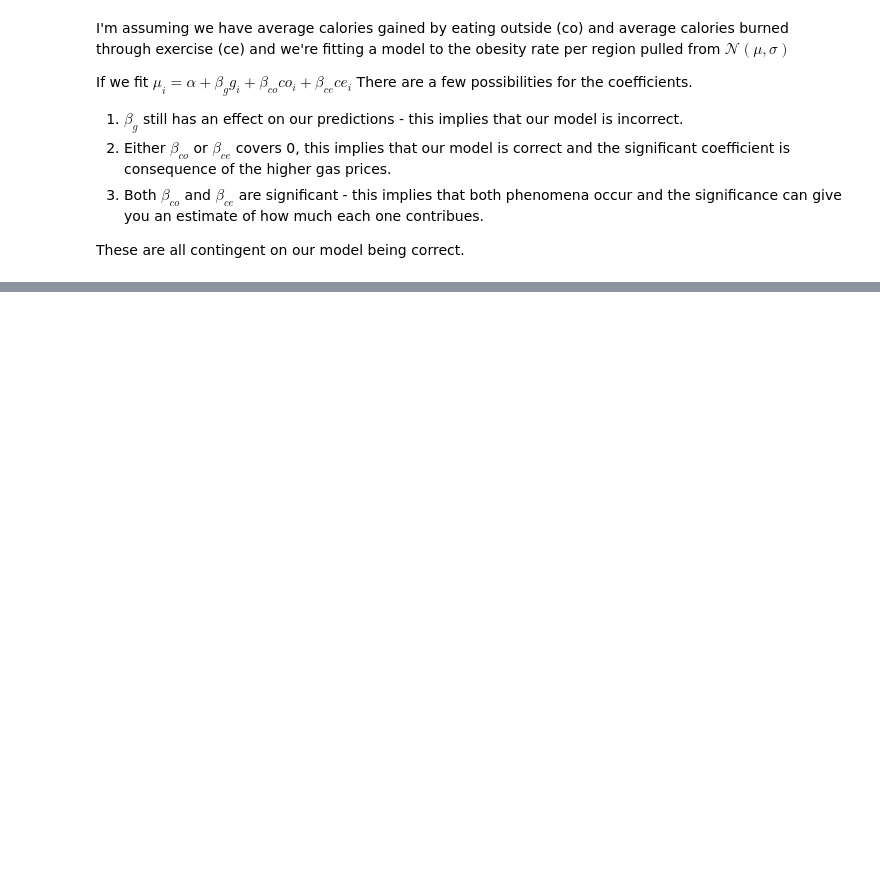
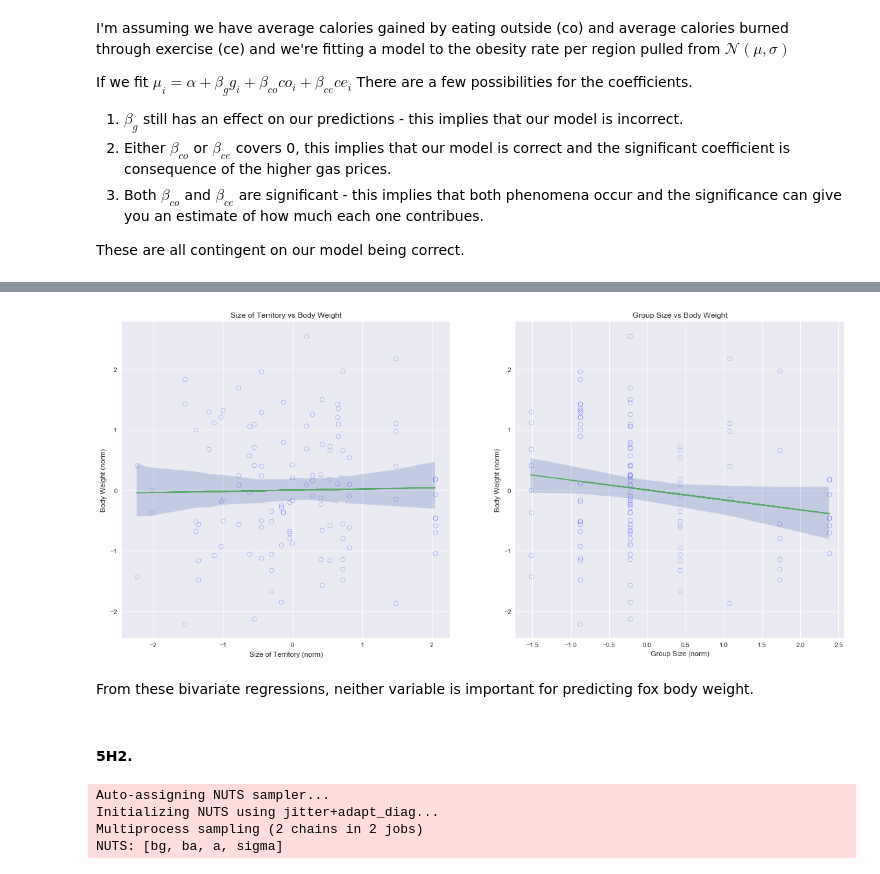
Before and after one commit to grinnbearit/statistical_rethinking, a Jupyter notebook: chapter_5.ipynb, the cells around one changed output, grey strips where cells are left out. Cells and saved outputs as stored; diff of their text form; code cells hidden in the pictures; blank space fills up the shorter version.

```diff
--- a/chapter_5.ipynb
+++ b/chapter_5.ipynb
@@ -1097,0 +1100,3 @@ These are all contingent on our model being correct.
+# %%
+foxes = pd.read_csv("data/foxes.csv", delimiter=";")
+foxes.head()
@@ -1097,0 +1118,18 @@ These are all contingent on our model being correct.
+# %%
+with pm.Model() as m_5h1a:
+    sigma = pm.Uniform("sigma", lower=0, upper=1)
+    a = pm.Normal("a", mu=0, sd=1)
+    ba = pm.Normal("ba", mu=0, sd=1)
+    mu = pm.Deterministic("mu", a +\
+                                ba*foxes_s["area_s"])
+    weight = pm.Normal("weight", mu=mu, sd=sigma, observed=foxes_s["weight_s"])
+    trace_5h1a = pm.sample(draws=1000, tune=1000)
+
+with pm.Model() as m_5h1b:
+    sigma = pm.Uniform("sigma", lower=0, upper=1)
+    a = pm.Normal("a", mu=0, sd=1)
+    bg = pm.Normal("bg", mu=0, sd=1)
+    mu = pm.Deterministic("mu", a +\
+                                bg*foxes_s["groupsize_s"])
+    weight = pm.Normal("weight", mu=mu, sd=sigma, observed=foxes_s["weight_s"])
+    trace_5h1b = pm.sample(draws=1000, tune=1000)
@@ -1097,0 +1146,46 @@ These are all contingent on our model being correct.
+# %%
+amu_mean = trace_5h1a["mu"].mean(0)
+amu_hpdi = pm.hpd(trace_5h1a["mu"])
+
+bmu_mean = trace_5h1b["mu"].mean(0)
+bmu_hpdi = pm.hpd(trace_5h1b["mu"])
+
+f, (ax1, ax2) = plt.subplots(1, 2)
+f.set_size_inches(20, 9)
+ax1.plot(foxes_s["area_s"], foxes_s["weight_s"], "o", mew=0.2, mec="b", mfc="None")
+ax1.plot(foxes_s["area_s"], amu_mean)
+idx = np.argsort(foxes_s["area_s"])
+ax1.fill_between(foxes_s["area_s"][idx], amu_hpdi[:,0][idx], amu_hpdi[:,1][idx], alpha=0.25)
+ax1.set_title("Size of Territory vs Body Weight")
+ax1.set_xlabel("Size of Territory (norm)")
+ax1.set_ylabel("Body Weight (norm)")
+
+ax2.plot(foxes_s["groupsize_s"], foxes_s["weight_s"], "o", mew=0.2, mec="b", mfc="None")
+ax2.plot(foxes_s["groupsize_s"], bmu_mean)
+idx = np.argsort(foxes_s["groupsize_s"])
+ax2.fill_between(foxes_s["groupsize_s"][idx], bmu_hpdi[:,0][idx], bmu_hpdi[:,1][idx], alpha=0.25)
+ax2.set_title("Group Size vs Body Weight")
+ax2.set_xlabel("Group Size (norm)")
+ax2.set_ylabel("Body Weight (norm)");
+# %% [output]
+[figure, added]
+# %% [markdown]
+From these bivariate regressions, neither variable is important for predicting fox body weight.
+# %% [markdown]
+#### 5H2.
+# %%
+with pm.Model() as m_5h2:
+    sigma = pm.Uniform("sigma", lower=0, upper=1)
+    a = pm.Normal("a", mu=0, sd=1)
+    ba = pm.Normal("ba", mu=0, sd=1)
+    bg = pm.Normal("bg", mu=0, sd=1)
+    mu = pm.Deterministic("mu", a +\
+                                ba*foxes_s["area_s"] +\
+                                bg*foxes_s["groupsize_s"])
+    weight = pm.Normal("weight", mu=mu, sd=sigma, observed=foxes_s["weight_s"])
+    trace_5h2 = pm.sample(draws=1000, tune=1000)
+# %% [output]
+Auto-assigning NUTS sampler...
+Initializing NUTS using jitter+adapt_diag...
+Multiprocess sampling (2 chains in 2 jobs)
+NUTS: [bg, ba, a, sigma]
```
Also changed, not shown: parts of 42 cells of this notebook, 1 other file.
